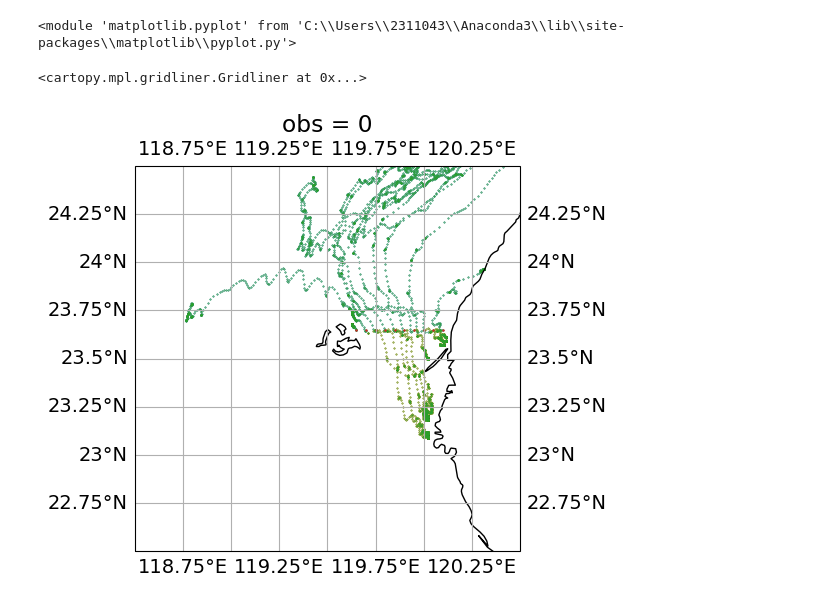
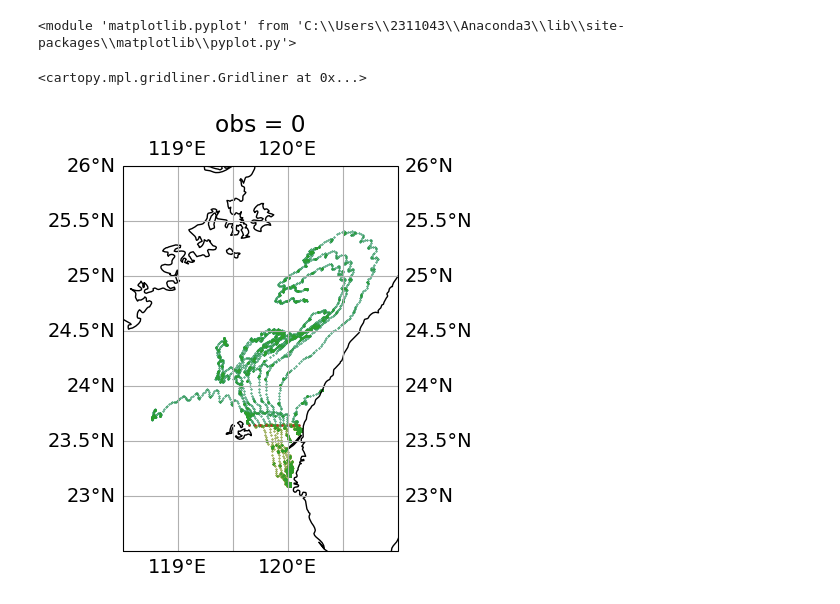
Before and after one commit to HendrikGro/TORI_Codar_Analysis, a Jupyter notebook: code/Code_TOROS_Parcels.ipynb, the cells around one changed output. Drawn from its saved outputs; the diff is of its cells as text; code cells hidden in the pictures.

```diff
--- a/code/Code_TOROS_Parcels.ipynb
+++ b/code/Code_TOROS_Parcels.ipynb
@@ -70,15 +70,15 @@ data = xr.open_zarr("/Users/2311043/Documents/TOROS_Parcels/toros_forward.zarr")
 data_filtered = xr.open_zarr("/Users/2311043/Documents/TOROS_Parcels/toros_backward.zarr").load()
 # %%
 fig,(ax1) = plt.subplots(1,1,figsize=(5,5),subplot_kw={'projection':ccrs.PlateCarree()})
-ax1.set_extent([118.5,120.5,22.5,24.5])
+ax1.set_extent([118.5,1201,22.5,26])
 xr.plot.scatter(data,x='lon',y='lat',transform=ccrs.PlateCarree(),s=0.1)
 xr.plot.scatter(data_filtered,x='lon',y='lat',transform=ccrs.PlateCarree(),s=0.1)
 xr.plot.scatter(test,x='lon',y='lat',transform=ccrs.PlateCarree(),s=0.1)
 
 xr.plot.scatter(data.isel(obs=0),x='lon',y='lat',transform=ccrs.PlateCarree(),s=0.5)
 ax1.coastlines()
 ax1.gridlines(draw_labels=True)
 # %% [output]
 <cartopy.mpl.gridliner.Gridliner at 0x...>
-[figure, old version]
+[figure, new version]
 # %%
```
Also changed, not shown: parts of 2 cells of this notebook, 1 other file.
